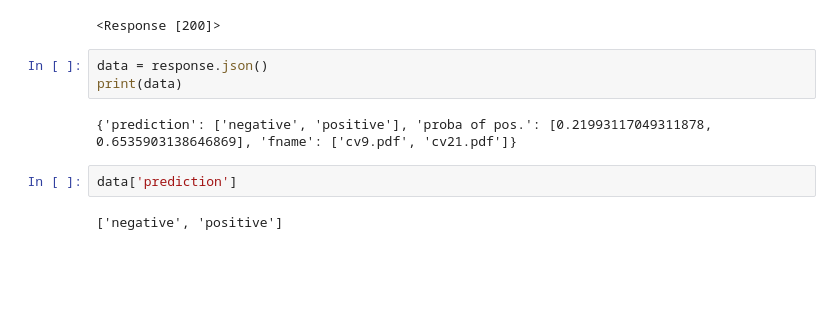
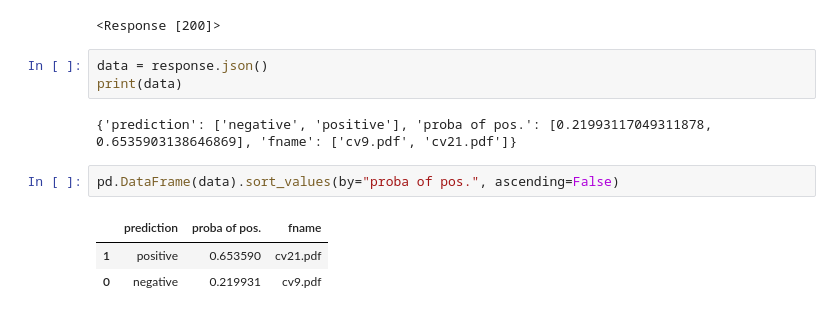
Before and after one commit to AVoss84/pdf_extract, a Jupyter notebook: src/notebooks/naivebayes_classifier.ipynb, the cells around one changed output. Drawn from its saved outputs; the diff is of its cells as text; blank space fills up the shorter version.

```diff
--- a/src/notebooks/naivebayes_classifier.ipynb
+++ b/src/notebooks/naivebayes_classifier.ipynb
@@ -373,7 +373,9 @@ data = response.json()
 print(data)
 # %% [output]
 {'prediction': ['negative', 'positive'], 'proba of pos.': [0.21993117049311878, 0.6535903138646869], 'fname': ['cv9.pdf', 'cv21.pdf']}
-# %%
-data['prediction']
-# %% [output]
-['negative', 'positive']
+# %%
+pd.DataFrame(data).sort_values(by="proba of pos.", ascending=False)
+# %% [output]
+|  | prediction | proba of pos. | fname |
+| 1 | positive | 0.653590 | cv21.pdf |
+| 0 | negative | 0.219931 | cv9.pdf |
```
Also changed, not shown: 4 other files.
